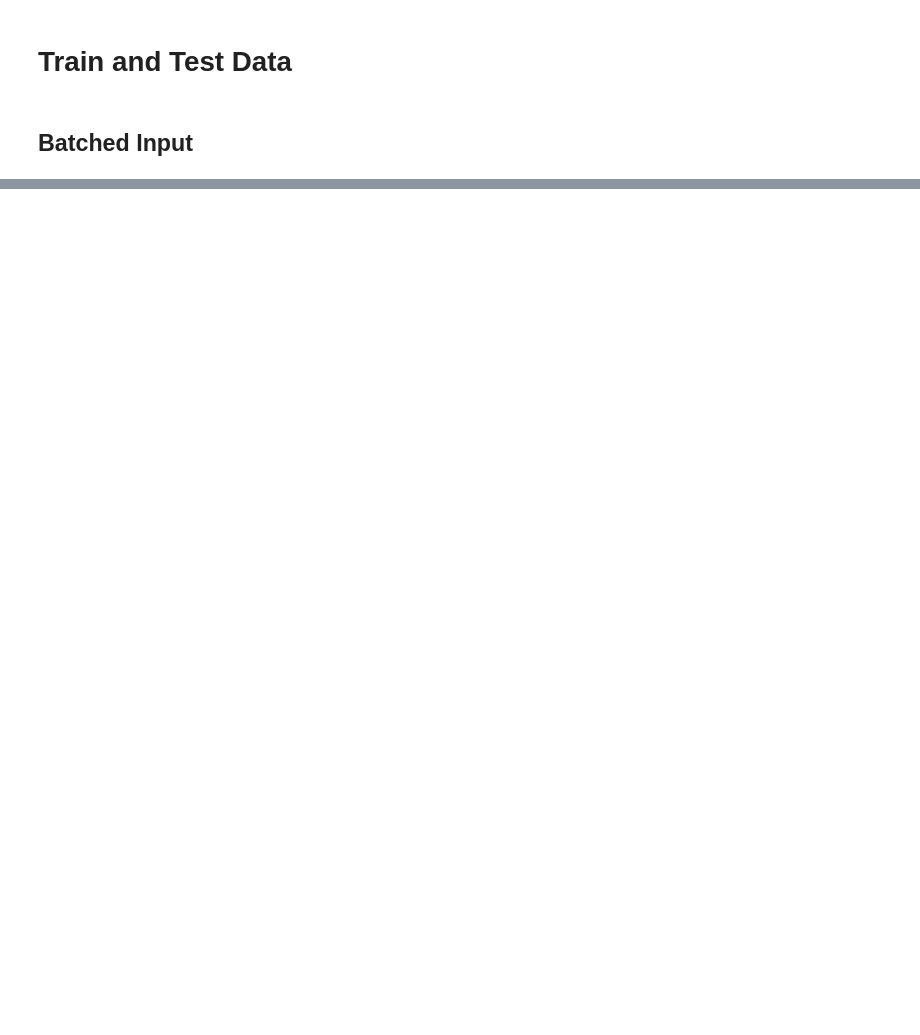
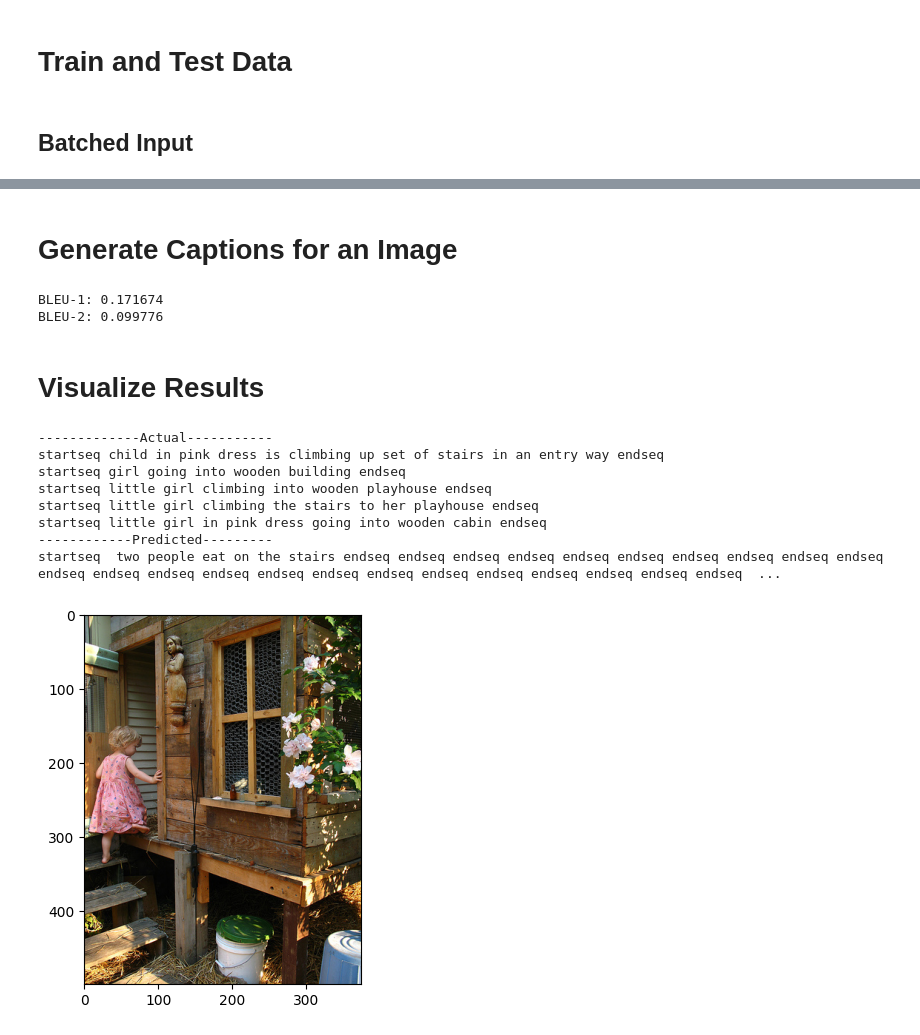
Before and after one commit to amankr1279/image_captioning, a Jupyter notebook: image-captioning.ipynb, the cells around one changed output, grey strips where cells are left out. Saved outputs shown, nothing was run; the diff lists cells and outputs as text; code cells hidden in the pictures; blank space fills up the shorter version.

```diff
--- a/image-captioning.ipynb
+++ b/image-captioning.ipynb
@@ -156,0 +220,8 @@ def data_generator(data_keys, caption_map, tokenizer, voacb_size, batch_size):
+# %% [markdown]
+# Generate Captions for an Image
+# %%
+def idx_to_word(idx, tokenizer):
+    for word, index in tokenizer.word_index.items():
+        if index == idx:
+            return word
+    return None
@@ -156,0 +243,49 @@ def data_generator(data_keys, caption_map, tokenizer, voacb_size, batch_size):
+# %%
+from nltk.translate.bleu_score import corpus_bleu
+
+actual, predicted = list(), list()
+
+for key in tqdm(test[:len(test)//2]) :
+    caption_list = captions[key]
+    y_pred = predict_caption(model, features[key], tokenizer, max_length)
+    actual_captions = [cap.split() for cap in caption_list]
+    actual.append(actual_captions)
+    predicted.append(y_pred.split())
+
+# BLEU score
+print("BLEU-1: %f" %corpus_bleu(actual, predicted, weights=(1.0,0,0,0)))
+print("BLEU-2: %f" %corpus_bleu(actual, predicted, weights=(0.5,0.5,0,0)))
+# %% [output]
+BLEU-1: 0.171674
+BLEU-2: 0.099776
+# %% [markdown]
+# Visualize Results
+# %%
+from PIL import Image
+import matplotlib.pyplot as plt
+def generate_caption(image_name):
+#     image_name = '1000268201_693b08cb0e.jpg'
+    img_id = image_name.split('.')[0]
+    img_path = os.path.join(BASE_DIR, 'Images', image_name)
+    image = Image.open(img_path)
+    caption_list = captions[img_id]
+    print("-------------Actual-----------")
+    for cap in caption_list:
+        print(cap)
+
+    y_pred = predict_caption(model, features[img_id],tokenizer, max_length)
+    print("------------Predicted---------")
+    print(y_pred)
+    plt.imshow(image)
+# %%
+generate_caption('1000268201_693b08cb0e.jpg')
+# %% [output]
+-------------Actual-----------
+startseq child in pink dress is climbing up set of stairs in an entry way endseq
+startseq girl going into wooden building endseq
+startseq little girl climbing into wooden playhouse endseq
+startseq little girl climbing the stairs to her playhouse endseq
+startseq little girl in pink dress going into wooden cabin endseq
+------------Predicted---------
+startseq  two people eat on the stairs endseq endseq endseq endseq endseq endseq endseq endseq endseq endseq endseq endseq endseq endseq endseq endseq endseq endseq endseq endseq endseq endseq endseq  ...
+[figure, added]
```
Also changed, not shown: parts of 14 cells of this notebook.
